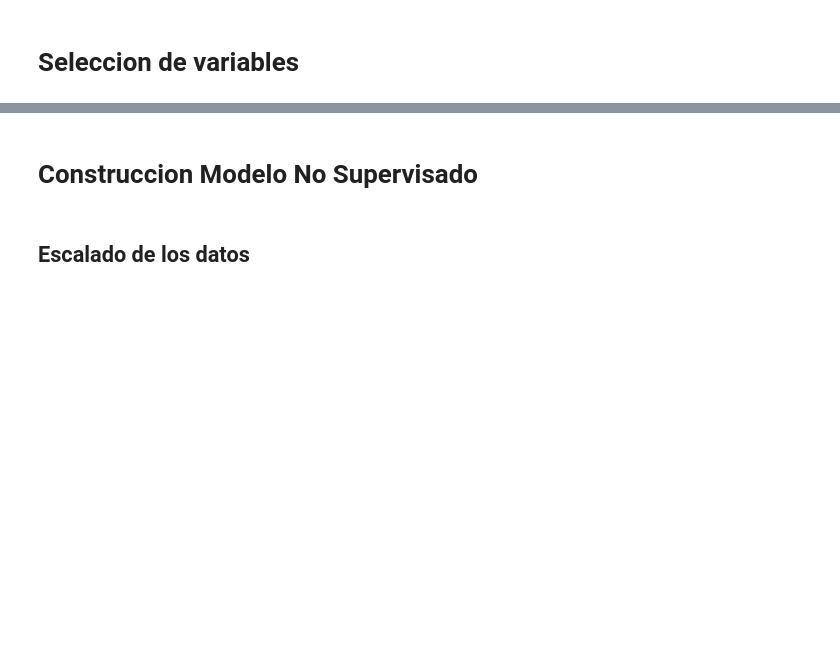
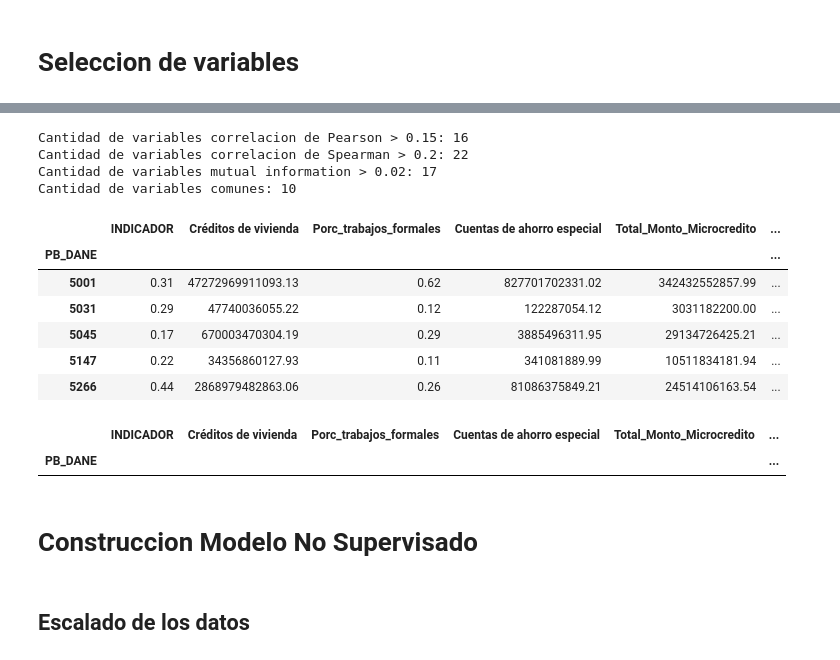
Before and after one commit to Crismaro19/ProyectoGerenciaProyectosAnaliticos, a Jupyter notebook: Codigo/Analisis_y_modelo.ipynb, the cells around one changed output, grey strips where cells are left out. Cells and saved outputs as stored; diff of their text form; code cells hidden in the pictures; blank space fills up the shorter version.

```diff
--- a/Codigo/Analisis_y_modelo.ipynb
+++ b/Codigo/Analisis_y_modelo.ipynb
@@ -698,0 +677,3 @@ df_scaled.head(5)
+# %%
+df9 = df9.drop(index=11001)
+df9.shape
@@ -699,2 +682,7 @@ df_scaled.head(5)
 # %% [markdown]
 # Seleccion de variables
+# %%
+# Seleccion Umbrales
+umbral_pearson = 0.15
+umbral_spearman = 0.2
+umbral_mi = 0.02
@@ -701,3 +746,30 @@ df_scaled.head(5)
+# %%
+print(f"Cantidad de variables correlacion de Pearson > {umbral_pearson}: {len(pearson_selected)}")
+print(f"Cantidad de variables correlacion de Spearman > {umbral_spearman}: {len(spearman_selected)}")
+print(f"Cantidad de variables mutual information > {umbral_mi}: {len(mi_selected)}")
+print(f"Cantidad de variables comunes: {len(vars_comunes)}")
+# %% [output]
+Cantidad de variables correlacion de Pearson > 0.15: 16
+Cantidad de variables correlacion de Spearman > 0.2: 22
+Cantidad de variables mutual information > 0.02: 17
+Cantidad de variables comunes: 10
+# %%
+df_final = df9[['INDICADOR'] + [' + list(vars_comunes)]
+df_final = df_final.fillna(0)
+df_final.head(5)
+# %% [output]
+|  | INDICADOR | Créditos de vivienda | Porc_trabajos_formales | Cuentas de ahorro especial | Total_Monto_Microcredito | ... |
+| PB_DANE |  |  |  |  |  | ... |
+| 5001 | 0.31 | 47272969911093.13 | 0.62 | 827701702331.02 | 342432552857.99 | ... |
+| 5031 | 0.29 | 47740036055.22 | 0.12 | 122287054.12 | 3031182200.00 | ... |
+| 5045 | 0.17 | 670003470304.19 | 0.29 | 3885496311.95 | 29134726425.21 | ... |
+| 5147 | 0.22 | 34356860127.93 | 0.11 | 341081889.99 | 10511834181.94 | ... |
+| 5266 | 0.44 | 2868979482863.06 | 0.26 | 81086375849.21 | 24514106163.54 | ... |
+# %%
+df_final[df_final.isnull().any(axis=1)]
+# %% [output]
+|  | INDICADOR | Créditos de vivienda | Porc_trabajos_formales | Cuentas de ahorro especial | Total_Monto_Microcredito | ... |
+| PB_DANE |  |  |  |  |  | ... |
 # %% [markdown]
 # Construccion Modelo No Supervisado
 # %% [markdown]
```
Also changed, not shown: parts of 36 cells of this notebook, 1 other file.
